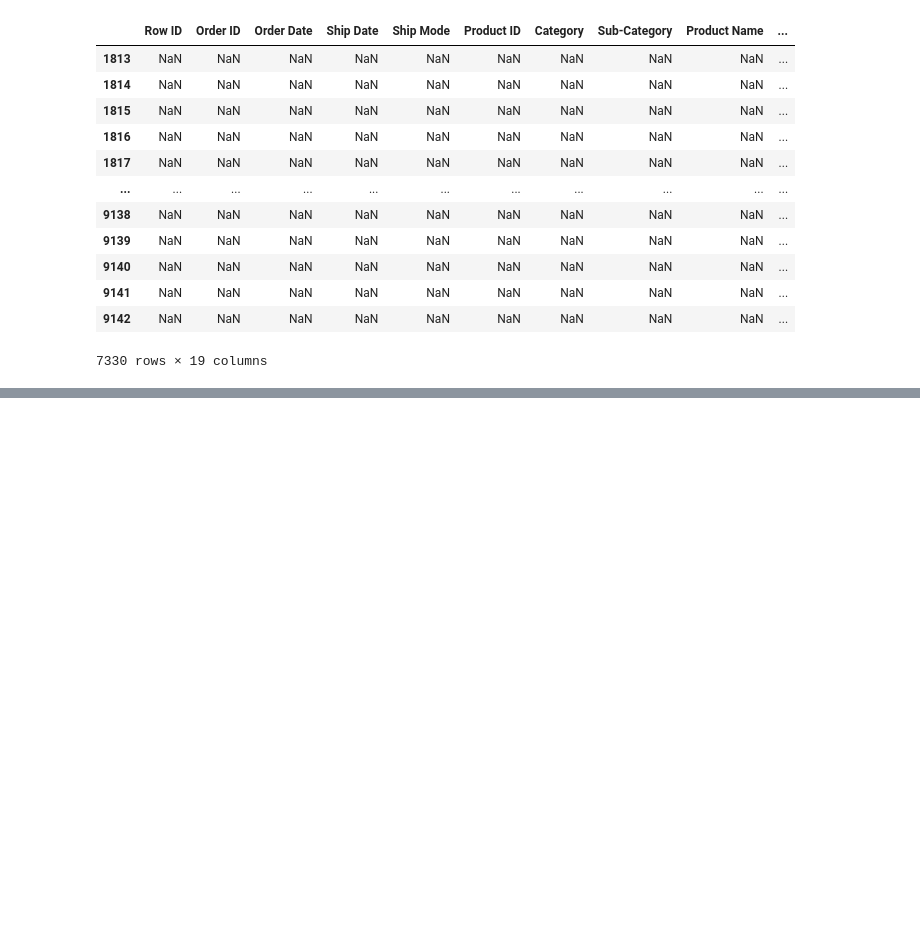
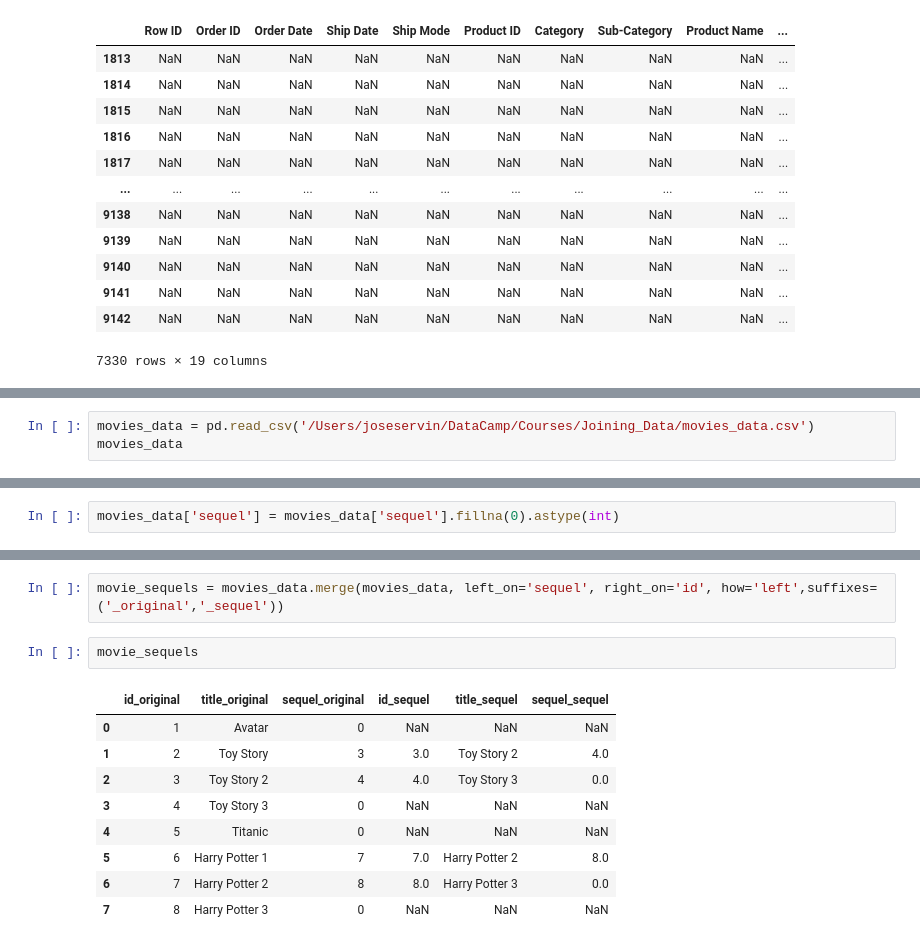
Before and after one commit to Jose-Servin/DataCamp, a Jupyter notebook: Courses/Joining_Data/Joining_Data_Pandas.ipynb, the cells around one changed output, grey strips where cells are left out. Cells and saved outputs as stored; diff of their text form; blank space fills up the shorter version.

```diff
--- a/Courses/Joining_Data/Joining_Data_Pandas.ipynb
+++ b/Courses/Joining_Data/Joining_Data_Pandas.ipynb
@@ -623,0 +626,3 @@ orders_data[orders_data['Row ID'] == 1.0]
+# %%
+movies_data = pd.read_csv('/Users/joseservin/DataCamp/Courses/Joining_Data/movies_data.csv')
+movies_data
@@ -623,0 +639,2 @@ orders_data[orders_data['Row ID'] == 1.0]
+# %%
+movies_data['sequel'] = movies_data['sequel'].fillna(0).astype(int)
@@ -623,0 +657,14 @@ orders_data[orders_data['Row ID'] == 1.0]
+# %%
+movie_sequels = movies_data.merge(movies_data, left_on='sequel', right_on='id', how='left',suffixes=('_original','_sequel'))
+# %%
+movie_sequels
+# %% [output]
+|  | id_original | title_original | sequel_original | id_sequel | title_sequel | sequel_sequel |
+| 0 | 1 | Avatar | 0 | NaN | NaN | NaN |
+| 1 | 2 | Toy Story | 3 | 3.0 | Toy Story 2 | 4.0 |
+| 2 | 3 | Toy Story 2 | 4 | 4.0 | Toy Story 3 | 0.0 |
+| 3 | 4 | Toy Story 3 | 0 | NaN | NaN | NaN |
+| 4 | 5 | Titanic | 0 | NaN | NaN | NaN |
+| 5 | 6 | Harry Potter 1 | 7 | 7.0 | Harry Potter 2 | 8.0 |
+| 6 | 7 | Harry Potter 2 | 8 | 8.0 | Harry Potter 3 | 0.0 |
+| 7 | 8 | Harry Potter 3 | 0 | NaN | NaN | NaN |
```
Also changed, not shown: parts of 5 cells of this notebook, 1 other file.
